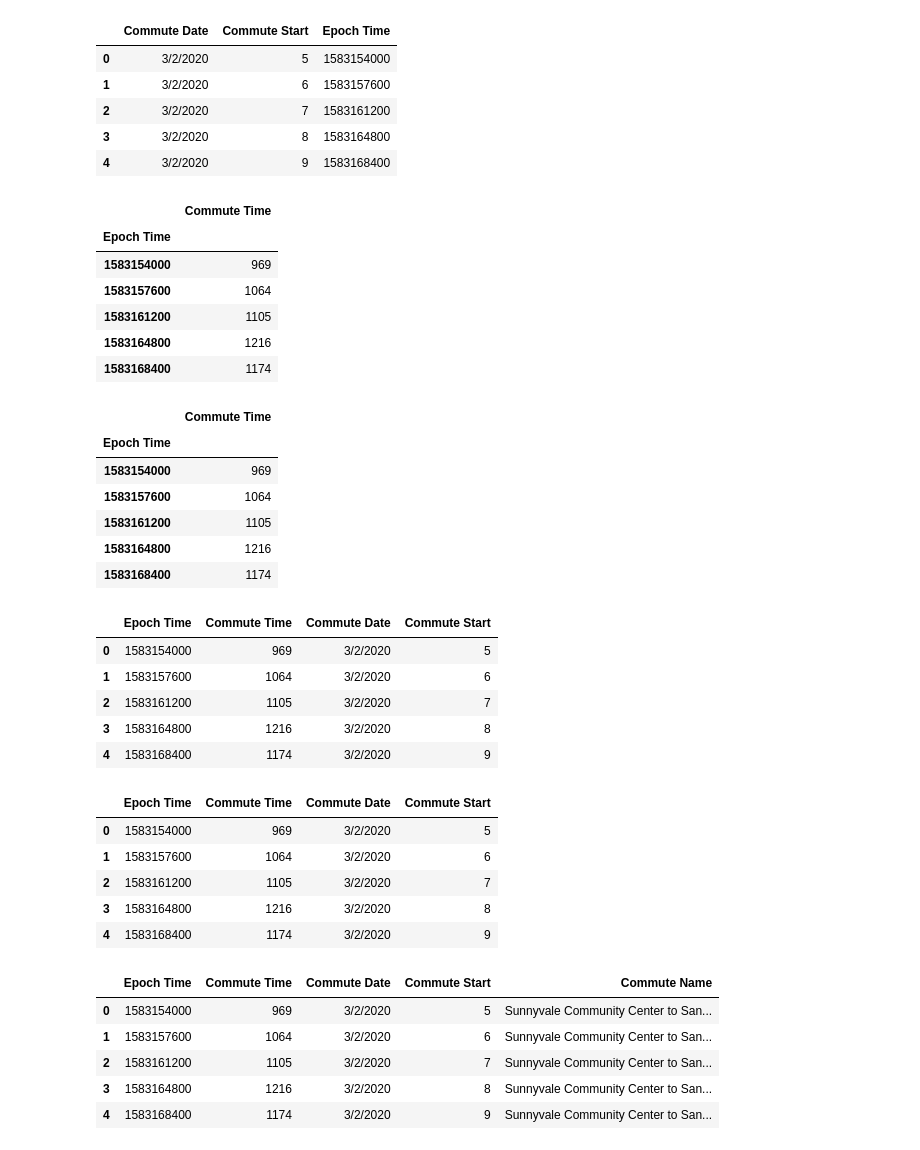
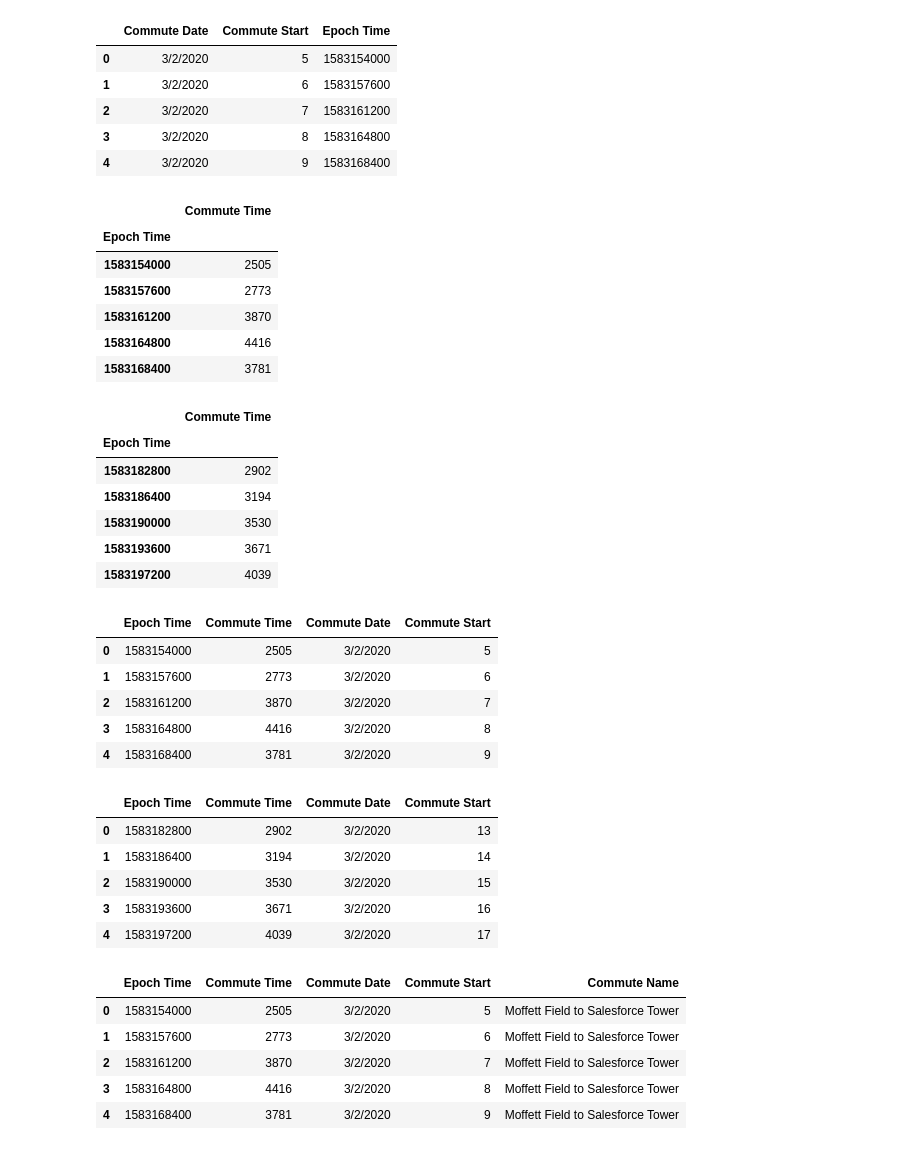
Before and after one commit to magcox5/CommuteChaos, a Jupyter notebook: Molly_Commute.ipynb, the cells around one changed output. Drawn from its saved outputs; the diff is of its cells as text; code cells hidden in the pictures.

```diff
--- a/Molly_Commute.ipynb
+++ b/Molly_Commute.ipynb
@@ -13,8 +15,8 @@ from config import gkey
 times_list_to_work = [5,6,7,8,9,10,11,12]
 times_list_to_home = [13,14,15,16,17,18,19]
 dates_list = ['3/2/2020','3/3/2020','3/4/2020','3/5/2020','3/6/2020','3/7/2020','3/8/2020']
-home_location = 'Sunnyvale Community Center'
-work_location = 'San Jose Airport'
+home_location = 'Moffett Field'
+work_location = 'Salesforce Tower'
 # %%
 # create a new list with combined dates/times into epoch time to be used to query database
 pattern = '%m/%d/%Y-%H'
@@ -104,27 +106,27 @@ commute_to_work_df.head()
 # %% [output]
 |  | Commute Time |
 | Epoch Time |  |
-| 1583154000 | 969 |
-| 1583157600 | 1064 |
-| 1583161200 | 1105 |
-| 1583164800 | 1216 |
-| 1583168400 | 1174 |
+| 1583154000 | 2505 |
+| 1583157600 | 2773 |
+| 1583161200 | 3870 |
+| 1583164800 | 4416 |
+| 1583168400 | 3781 |
 # %%
 # Get commute times for going home
 commute_to_home_dict = get_commute_times(work_location, home_location, datetime_list_to_home)
 # %%
 # Create dataframe to store commute data
-commute_to_home_df = pd.DataFrame.from_dict(commute_to_work_dict, orient='index', columns=['Commute Time'])
+commute_to_home_df = pd.DataFrame.from_dict(commute_to_home_dict, orient='index', columns=['Commute Time'])
 commute_to_home_df.index.name = 'Epoch Time'
 commute_to_home_df.head()
 # %% [output]
 |  | Commute Time |
 | Epoch Time |  |
-| 1583154000 | 969 |
-| 1583157600 | 1064 |
-| 1583161200 | 1105 |
-| 1583164800 | 1216 |
-| 1583168400 | 1174 |
+| 1583182800 | 2902 |
+| 1583186400 | 3194 |
+| 1583190000 | 3530 |
+| 1583193600 | 3671 |
+| 1583197200 | 4039 |
 # %%
 commute_to_work_df = pd.merge(commute_to_work_df,
                  times_df[['Commute Date', 'Commute Start', 'Epoch Time']],
@@ -132,11 +134,11 @@ commute_to_work_df = pd.merge(commute_to_work_df,
 commute_to_work_df.head()
 # %% [output]
 |  | Epoch Time | Commute Time | Commute Date | Commute Start |
-| 0 | 1583154000 | 969 | 3/2/2020 | 5 |
-| 1 | 1583157600 | 1064 | 3/2/2020 | 6 |
-| 2 | 1583161200 | 1105 | 3/2/2020 | 7 |
-| 3 | 1583164800 | 1216 | 3/2/2020 | 8 |
-| 4 | 1583168400 | 1174 | 3/2/2020 | 9 |
+| 0 | 1583154000 | 2505 | 3/2/2020 | 5 |
+| 1 | 1583157600 | 2773 | 3/2/2020 | 6 |
+| 2 | 1583161200 | 3870 | 3/2/2020 | 7 |
+| 3 | 1583164800 | 4416 | 3/2/2020 | 8 |
+| 4 | 1583168400 | 3781 | 3/2/2020 | 9 |
 # %%
 commute_to_home_df = pd.merge(commute_to_home_df,
                  times_df[['Commute Date', 'Commute Start', 'Epoch Time']],
@@ -144,22 +146,22 @@ commute_to_home_df = pd.merge(commute_to_home_df,
 commute_to_home_df.head()
 # %% [output]
 |  | Epoch Time | Commute Time | Commute Date | Commute Start |
-| 0 | 1583154000 | 969 | 3/2/2020 | 5 |
-| 1 | 1583157600 | 1064 | 3/2/2020 | 6 |
-| 2 | 1583161200 | 1105 | 3/2/2020 | 7 |
-| 3 | 1583164800 | 1216 | 3/2/2020 | 8 |
-| 4 | 1583168400 | 1174 | 3/2/2020 | 9 |
+| 0 | 1583182800 | 2902 | 3/2/2020 | 13 |
+| 1 | 1583186400 | 3194 | 3/2/2020 | 14 |
+| 2 | 1583190000 | 3530 | 3/2/2020 | 15 |
+| 3 | 1583193600 | 3671 | 3/2/2020 | 16 |
+| 4 | 1583197200 | 4039 | 3/2/2020 | 17 |
 # %%
 # Add Commute To/From info as a column
 commute_to_work_df['Commute Name'] = f"{home_location } to {work_location}"
 commute_to_work_df.head()
 # %% [output]
 |  | Epoch Time | Commute Time | Commute Date | Commute Start | Commute Name |
-| 0 | 1583154000 | 969 | 3/2/2020 | 5 | Sunnyvale Community Center to San... |
-| 1 | 1583157600 | 1064 | 3/2/2020 | 6 | Sunnyvale Community Center to San... |
-| 2 | 1583161200 | 1105 | 3/2/2020 | 7 | Sunnyvale Community Center to San... |
-| 3 | 1583164800 | 1216 | 3/2/2020 | 8 | Sunnyvale Community Center to San... |
-| 4 | 1583168400 | 1174 | 3/2/2020 | 9 | Sunnyvale Community Center to San... |
+| 0 | 1583154000 | 2505 | 3/2/2020 | 5 | Moffett Field to Salesforce Tower |
+| 1 | 1583157600 | 2773 | 3/2/2020 | 6 | Moffett Field to Salesforce Tower |
+| 2 | 1583161200 | 3870 | 3/2/2020 | 7 | Moffett Field to Salesforce Tower |
+| 3 | 1583164800 | 4416 | 3/2/2020 | 8 | Moffett Field to Salesforce Tower |
+| 4 | 1583168400 | 3781 | 3/2/2020 | 9 | Moffett Field to Salesforce Tower |
 # %%
 commute_to_home_df['Commute Name'] = f"{work_location} to {home_location}"
 commute_to_home_df.head()
```
Also changed, not shown: parts of 5 cells of this notebook.
